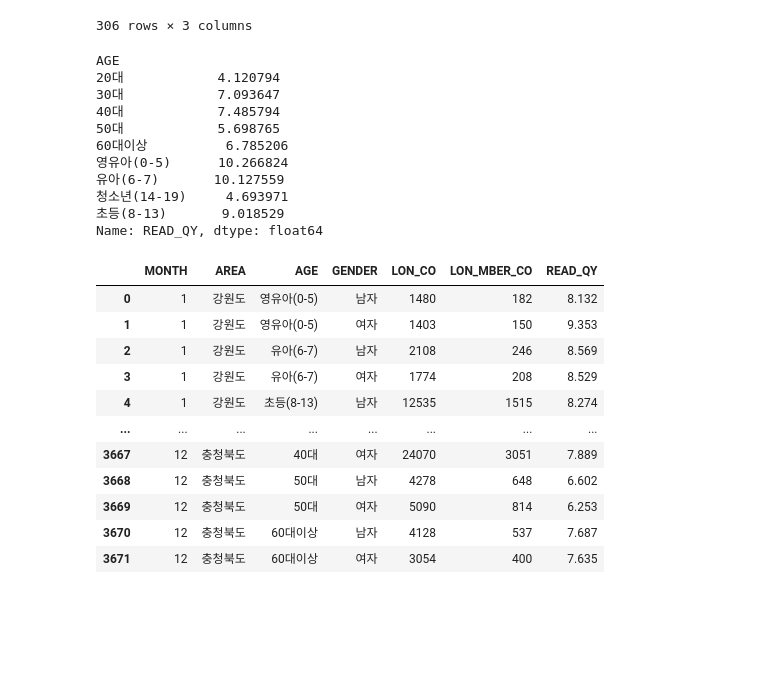
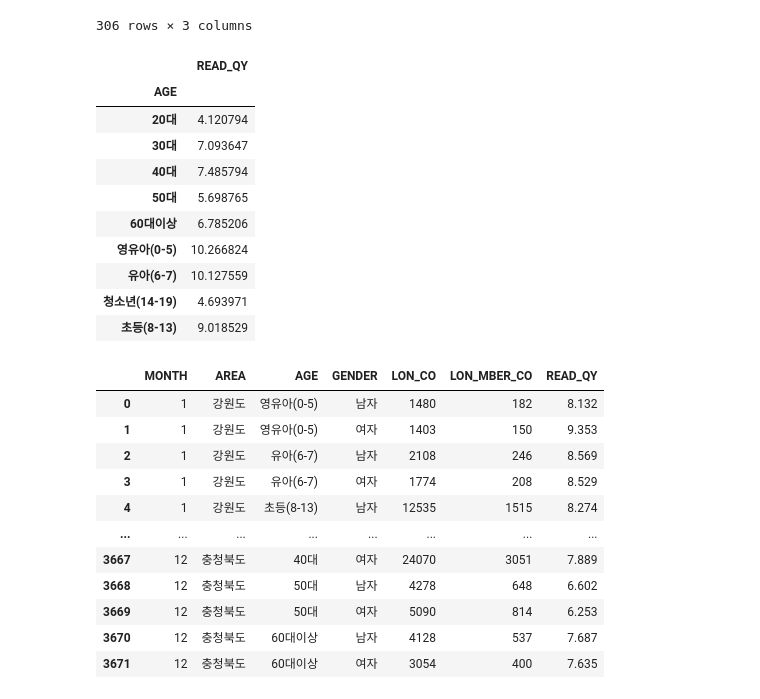
Before and after one commit to Yunwltn/Book-webdashboard, a Jupyter notebook: 독서량.ipynb, the cells around one changed output. Drawn from its saved outputs; the diff is of its cells as text; code cells hidden in the pictures; blank space fills up the shorter version.

```diff
--- a/독서량.ipynb
+++ b/독서량.ipynb
@@ -116,19 +119,19 @@ choice_Month.sort_values('AGE')
 306 rows × 3 columns
 # %%
 # 1월의 연령대별 독서량
-choice_Month.groupby('AGE')['READ_QY'].mean()
+choice_Month.groupby('AGE')['READ_QY'].mean().to_frame()
 # %% [output]
-AGE
-20대            4.120794
-30대            7.093647
-40대            7.485794
-50대            5.698765
-60대이상          6.785206
-영유아(0-5)      10.266824
-유아(6-7)       10.127559
-청소년(14-19)     4.693971
-초등(8-13)       9.018529
-Name: READ_QY, dtype: float64
+|  | READ_QY |
+| AGE |  |
+| 20대 | 4.120794 |
+| 30대 | 7.093647 |
+| 40대 | 7.485794 |
+| 50대 | 5.698765 |
+| 60대이상 | 6.785206 |
+| 영유아(0-5) | 10.266824 |
+| 유아(6-7) | 10.127559 |
+| 청소년(14-19) | 4.693971 |
+| 초등(8-13) | 9.018529 |
 # %%
 # 지역별 독서량 (파이차트)
 # %%
```
Also changed, not shown: parts of 16 cells of this notebook, 2 other files.
